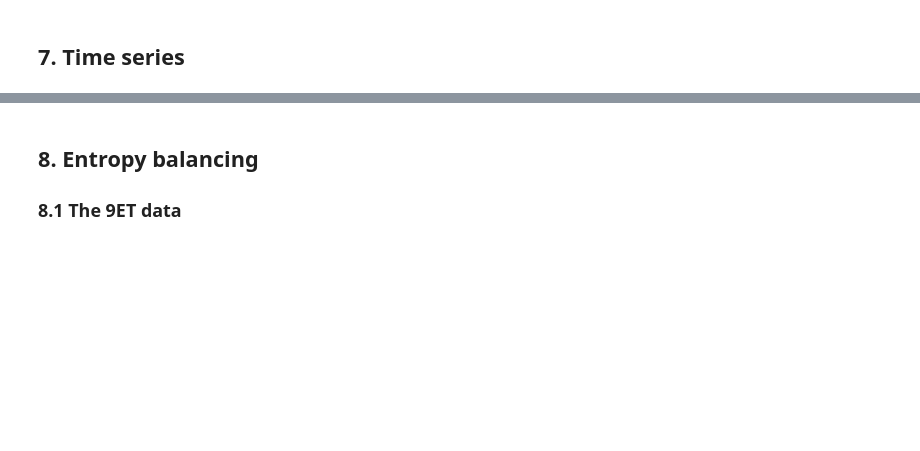
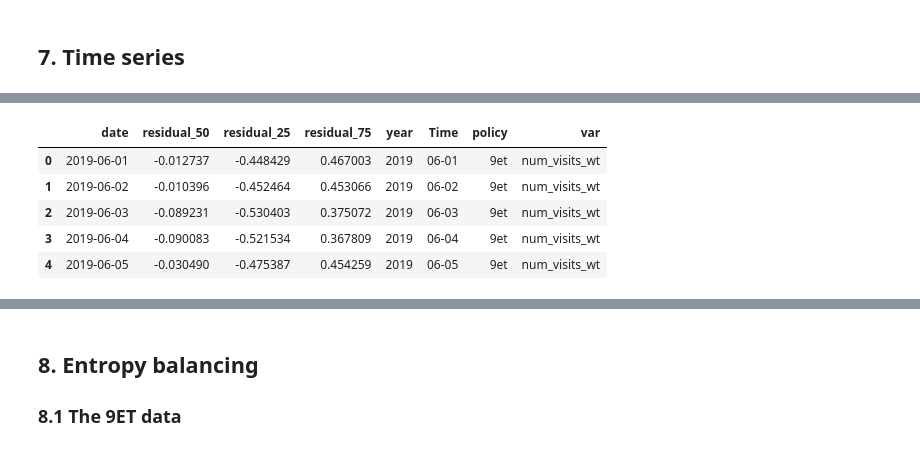
Before and after one commit to MobiSegInsights/nine-euro-ticket-de, a Jupyter notebook: src/models/25-did-data-prep-hexagon.ipynb, the cells around one changed output, grey strips where cells are left out. Drawn from its saved outputs; the diff is of its cells as text; code cells hidden in the pictures; blank space fills up the shorter version.

```diff
--- a/src/models/25-did-data-prep-hexagon.ipynb
+++ b/src/models/25-did-data-prep-hexagon.ipynb
@@ -325,0 +435,45 @@ df_v.to_parquet(os.path.join(f"results/hex_time_series/{grp}_{lv}.parquet"), ind
+# %%
+def residual_hex_date(data):
+    data.loc[:, 'date'] = data.loc[:, 'date'].astype(str)
+    metrics_dict = dict()
+    # Residual statistics
+    metrics_dict['residual_50'] = data['residual'].median()
+    metrics_dict['residual_25'] = np.nanquantile(data['residual'], 0.25)
+    metrics_dict['residual_75'] = np.nanquantile(data['residual'], 0.75)
+    return pd.Series(metrics_dict)
+
+def time_regression(data=None, var=None, policy=None):
+    # var: num_visits_wt, d_ha_wt
+    if policy == '9et':
+        df = tdid.data_preparation(data=data, year_list=[2019, 2022], treatment_yr=2022,
+                                   treatment_months=[6, 7, 8], control_months=[9, ], unit='h3', unit_time='time')
+    else:
+        df = tdid.data_preparation(data=data, year_list=[2022, 2023], treatment_yr=2023,
+                                   treatment_months=[5,], control_months=[3,4,], unit='h3', unit_time='time')
+    df[f"ln_{var}"] = np.log(df[var])
+    res = tdid.regress_and_get_residuals(df=df, dependent_col=f"ln_{var}",
+                                         exog_cols=['rain', 'fuel_price', 'post'],
+                                         absorb_cols=['weekday', 'state_month', 'state_holiday', 'state_year'],
+                                         cluster_col='state')
+    df = pd.DataFrame(res).reset_index()
+    df.columns = ['h3_id', 'date', 'residual']
+    df1t = df.groupby('date').apply(lambda x: residual_hex_date(x)).reset_index()
+    df1t.loc[:, 'year'] = df1t.loc[:, 'date'].apply(lambda x: str(x)[:4])
+    df1t.loc[:, 'Time'] = df1t.loc[:, 'date'].apply(lambda x: str(x)[5:-9])
+    df1t['policy'] = policy
+    df1t['var'] = var
+    return df1t
+# %%
+df_res_list = []
+for var in ('num_visits_wt', 'd_ha_wt'):
+    for policy, data in zip(('9et', 'dt'), (df1_rh, df2_rh)):
+        df_res_list.append(time_regression(data=data, var=var, policy=policy))
+df_res = pd.concat(df_res_list)
+df_res.head()
+# %% [output]
+|  | date | residual_50 | residual_25 | residual_75 | year | Time | policy | var |
+| 0 | 2019-06-01 | -0.012737 | -0.448429 | 0.467003 | 2019 | 06-01 | 9et | num_visits_wt |
+| 1 | 2019-06-02 | -0.010396 | -0.452464 | 0.453066 | 2019 | 06-02 | 9et | num_visits_wt |
+| 2 | 2019-06-03 | -0.089231 | -0.530403 | 0.375072 | 2019 | 06-03 | 9et | num_visits_wt |
+| 3 | 2019-06-04 | -0.090083 | -0.521534 | 0.367809 | 2019 | 06-04 | 9et | num_visits_wt |
+| 4 | 2019-06-05 | -0.030490 | -0.475387 | 0.454259 | 2019 | 06-05 | 9et | num_visits_wt |
```
Also changed, not shown: parts of 30 cells of this notebook, 26 other files.
